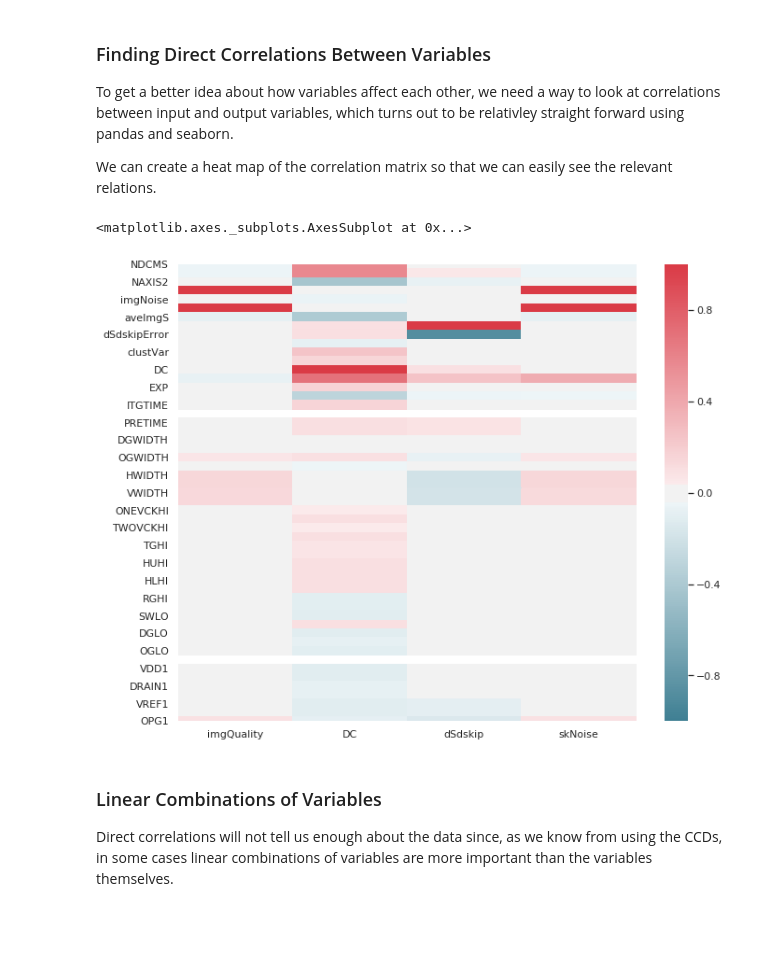
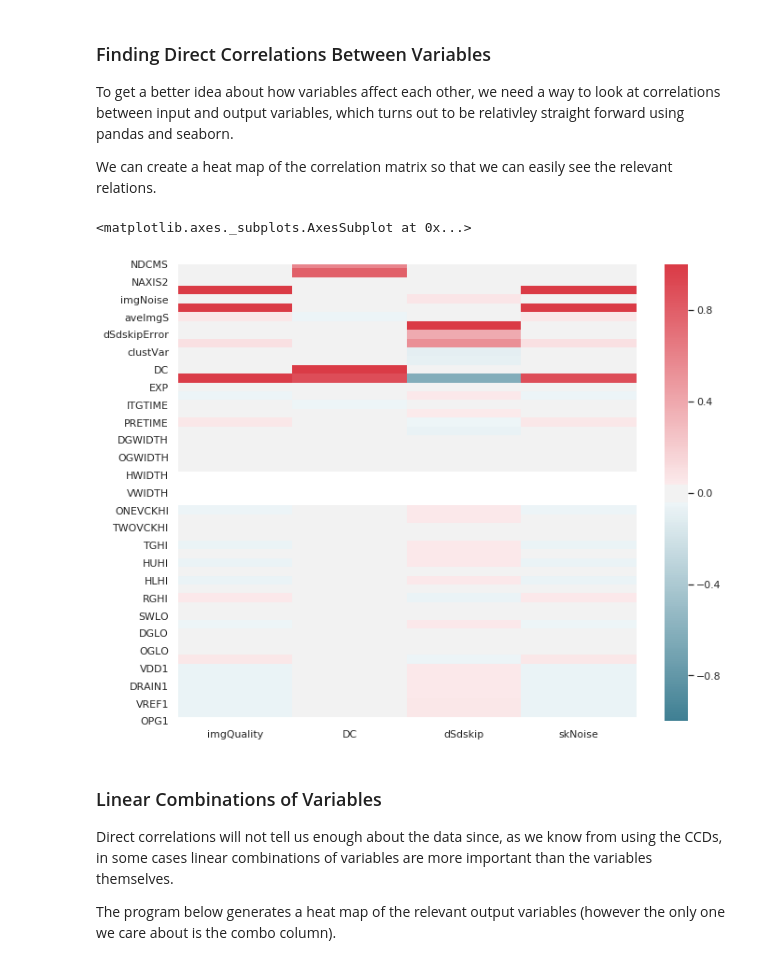
Before and after one commit to SamuelDAmbrosia/CCD-Optimization-Using-Machine-Learning, a Jupyter notebook: Machine-Learning-Optimitzation-Development-Doc.ipynb, the cells around one changed output. Saved outputs shown, nothing was run; the diff lists cells and outputs as text; code cells hidden in the pictures; blank space fills up the shorter version.

Commit message:
Updated development doc with linear combos

```diff
--- a/Machine-Learning-Optimitzation-Development-Doc.ipynb
+++ b/Machine-Learning-Optimitzation-Development-Doc.ipynb
@@ -63,28 +63,30 @@ To get a better idea about how variables affect each other, we need a way to loo
 
 We can create a heat map of the correlation matrix so that we can easily see the relevant relations.
 # %%
-ccd = pd.read_csv("T-UW1608S.csv")
+ccd = pd.read_csv("T-UW1602S.csv")
 
 outvars = ['imgQuality', 'DC', 'dSdskip','skNoise']
 
 sns.set(style="white")
 
 # Generate a mask for the upper triangle
 #mask = (np.isnan(corr['DC']))
 
 # Set up the matplotlib figure
 f, ax = plt.subplots(figsize=(11, 9))
 
 # Generate a custom diverging colormap
 cmap = sns.diverging_palette(220, 10, as_cmap=True)
 
 # Draw the heatmap with the mask and correct aspect ratio
 
 sns.heatmap(ccd.corr()[outvars], cmap=cmap, vmin = -1, vmax = 1)
 # %% [output]
 <matplotlib.axes._subplots.AxesSubplot at 0x...>
-[figure, old version]
+[figure, new version]
 # %% [markdown]
 ### Linear Combinations of Variables
 
 Direct correlations will not tell us enough about the data since, as we know from using the CCDs, in some cases linear combinations of variables are more important than the variables themselves.
+
+The program below generates a heat map of the relevant output variables (however the only one we care about is the combo column).
```
Also changed, not shown: parts of 2 cells of this notebook.
